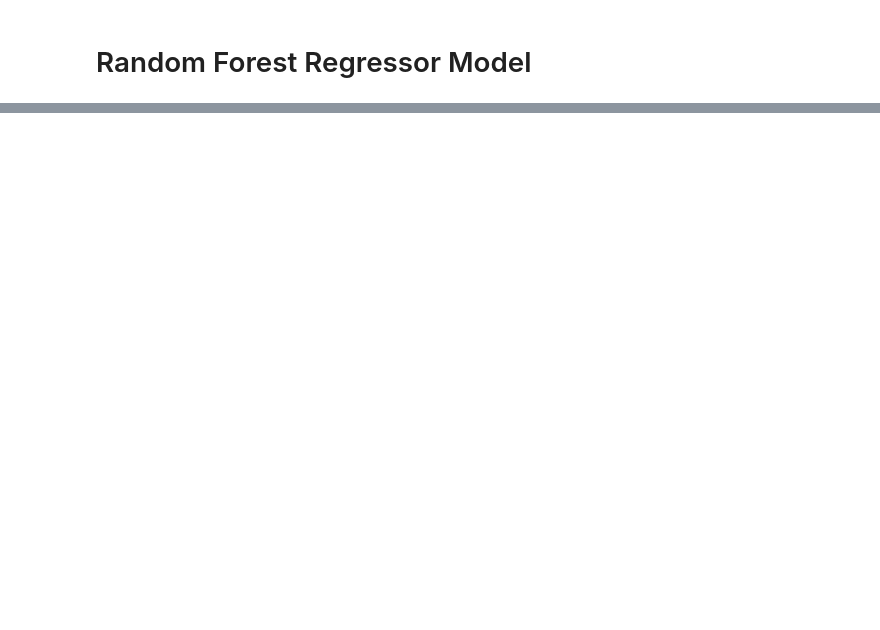
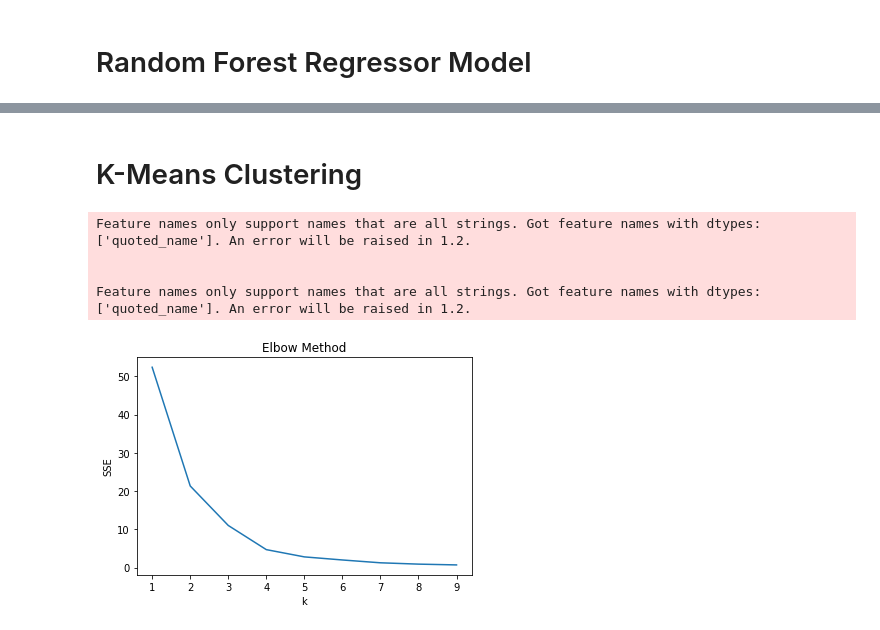
Before and after one commit to Michaelfr22/Final_Project, a Jupyter notebook: MachineLearning/ML_Emissions_Clean.ipynb, the cells around one changed output, grey strips where cells are left out. Saved outputs shown, nothing was run; the diff lists cells and outputs as text; code cells hidden in the pictures; blank space fills up the shorter version.

```diff
--- a/MachineLearning/ML_Emissions_Clean.ipynb
+++ b/MachineLearning/ML_Emissions_Clean.ipynb
@@ -44,3 +45,11 @@ display(year_avg.head())
 | 2 | 1999 | 5.471376e+06 | 6.939920e+10 | 19.800945 |
 | 3 | 2000 | 5.532596e+06 | 7.215153e+10 | 20.297083 |
 | 4 | 2001 | 5.587627e+06 | 7.477159e+10 | 19.961042 |
+# %%
+# Encode State, Sector, and Year into Labels
+le = LabelEncoder()
+encoded_table = merged_table.copy()
+encoded_table['StateEncoded'] = le.fit_transform(encoded_table['State'])
+encoded_table['Year'] = le.fit_transform(encoded_table['Year'])
+encoded_table['SectorEncoded'] = le.fit_transform(encoded_table['Sector'])
+encoded_table
@@ -85,0 +135,30 @@ Testing Score: 0.6027889163029333
+# %% [markdown]
+# K-Means Clustering
+# %%
+encoded_table_kmeans = encoded_table.loc[encoded_table['Sector'] != 'Land-Use Change and Forestry']
+y = encoded_table_kmeans[['StateEncoded', 'Year', 'SectorEncoded', 'Population', 'GDP']]
+X = encoded_table_kmeans[['allghg']]
+# Scale the dataset using MinMaxScaler()
+X_scaled = MinMaxScaler().fit_transform(X)
+
+X_scaled.sort()
+# %% [output]
+Feature names only support names that are all strings. Got feature names with dtypes: ['quoted_name']. An error will be raised in 1.2.
+
+
+Feature names only support names that are all strings. Got feature names with dtypes: ['quoted_name']. An error will be raised in 1.2.
+# %%
+sse = {}
+K = range(1,10)
+for k in K:
+    kmeanmodel = KMeans(n_clusters=k).fit(X_scaled)
+    sse[k]= kmeanmodel.inertia_
+
+# Plot
+plt.plot(list(sse.keys()), list(sse.values()))
+plt.xlabel('k')
+plt.ylabel('SSE')
+plt.title('Elbow Method')
+plt.show()
+# %% [output]
+[figure, added]
```
Also changed, not shown: parts of 16 cells of this notebook.
